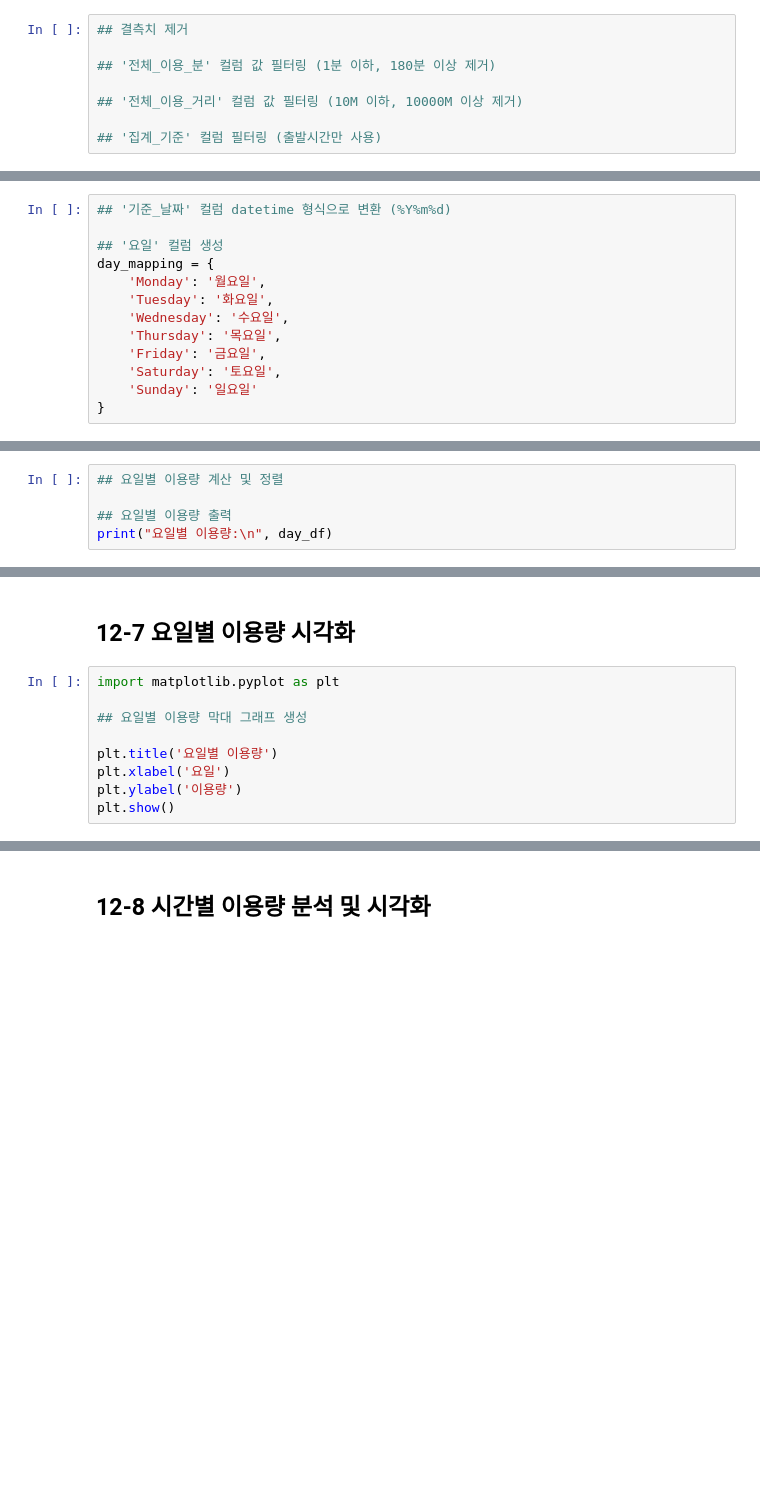
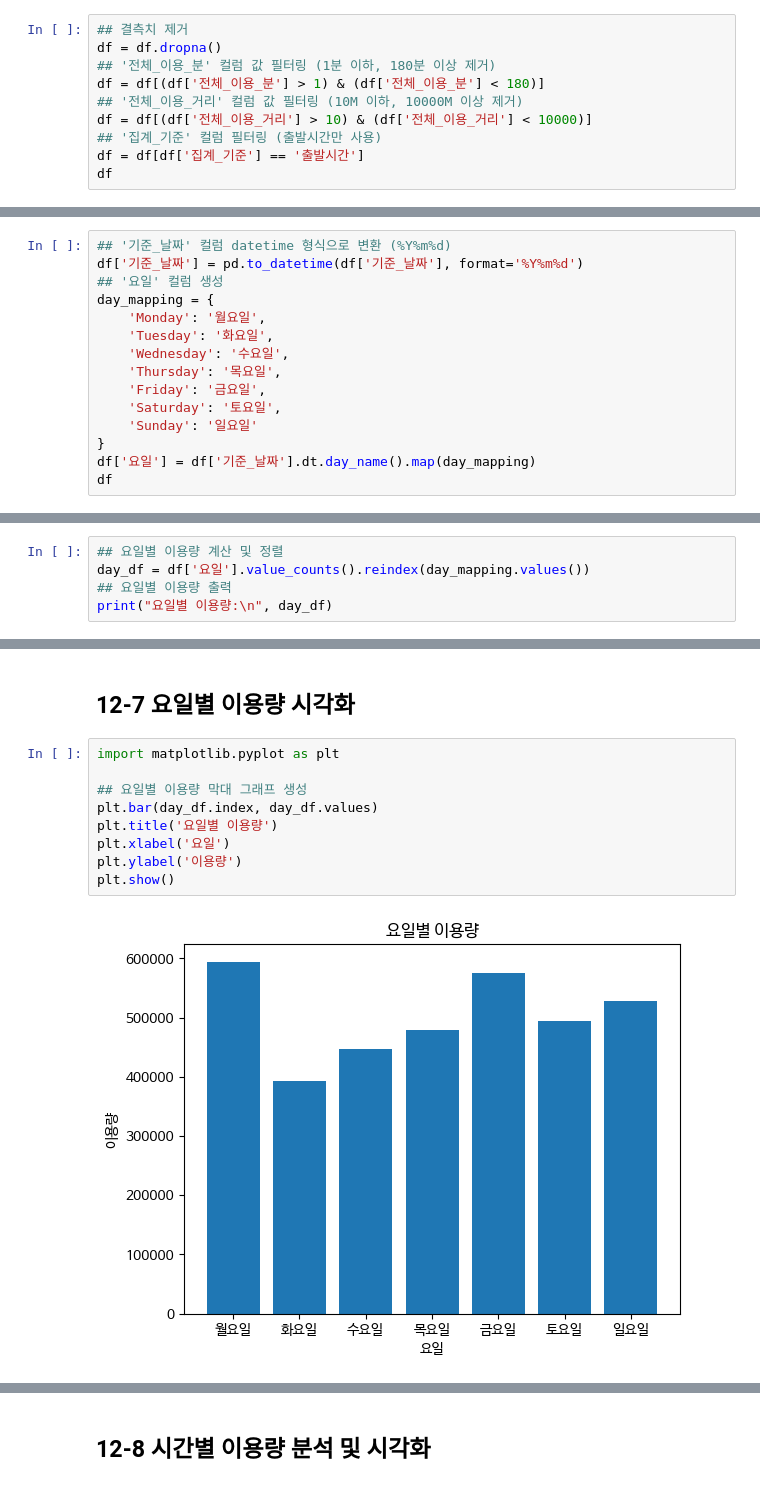
Before and after one commit to Hyunhee97/Data-Analysis-with-Open-Source, a Jupyter notebook: 오픈소스_데이터_분석_12강.ipynb, the cells around one changed output, grey strips where cells are left out. Drawn from its saved outputs; the diff is of its cells as text; blank space fills up the shorter version.

```diff
--- a/오픈소스_데이터_분석_12강.ipynb
+++ b/오픈소스_데이터_분석_12강.ipynb
@@ -134,9 +135,11 @@ max    2.023043e+07  2.355000e+03  1.700000e+01  2.001000e+03  1.294437e+07
 ## 12-4 결측치 및 이상치 제거
 # %%
 ## 결측치 제거
-
+df = df.dropna()
 ## '전체_이용_분' 컬럼 값 필터링 (1분 이하, 180분 이상 제거)
-
+df = df[(df['전체_이용_분'] > 1) & (df['전체_이용_분'] < 180)]
 ## '전체_이용_거리' 컬럼 값 필터링 (10M 이하, 10000M 이상 제거)
-
+df = df[(df['전체_이용_거리'] > 10) & (df['전체_이용_거리'] < 10000)]
 ## '집계_기준' 컬럼 필터링 (출발시간만 사용)
+df = df[df['집계_기준'] == '출발시간']
+df
@@ -144,7 +161,7 @@ max    2.023043e+07  2.355000e+03  1.700000e+01  2.001000e+03  1.294437e+07
 ## 12-5 날짜/시간 데이터 형식 변환
 # %%
 ## '기준_날짜' 컬럼 datetime 형식으로 변환 (%Y%m%d)
-
+df['기준_날짜'] = pd.to_datetime(df['기준_날짜'], format='%Y%m%d')
 ## '요일' 컬럼 생성
 day_mapping = {
     'Monday': '월요일',
@@ -155,3 +172,5 @@ day_mapping = {
     'Saturday': '토요일',
     'Sunday': '일요일'
 }
+df['요일'] = df['기준_날짜'].dt.day_name().map(day_mapping)
+df
@@ -168,6 +220,6 @@ print("\n범주형 데이터 요약 통계:\n", df.describe(include=['object']).
 ## 12-6 요일별 이용량 분석
 # %%
 ## 요일별 이용량 계산 및 정렬
-
+day_df = df['요일'].value_counts().reindex(day_mapping.values())
 ## 요일별 이용량 출력
 print("요일별 이용량:\n", day_df)
@@ -176,11 +239,13 @@ print("요일별 이용량:\n", day_df)
 # %%
 import matplotlib.pyplot as plt
 
 ## 요일별 이용량 막대 그래프 생성
-
+plt.bar(day_df.index, day_df.values)
 plt.title('요일별 이용량')
 plt.xlabel('요일')
 plt.ylabel('이용량')
 plt.show()
+# %% [output]
+[figure, added]
 # %%
 ## Dataframe의 plot을 이용한 요일별 이용량 막대 그래프 생성
```
Also changed, not shown: parts of 8 cells of this notebook.
